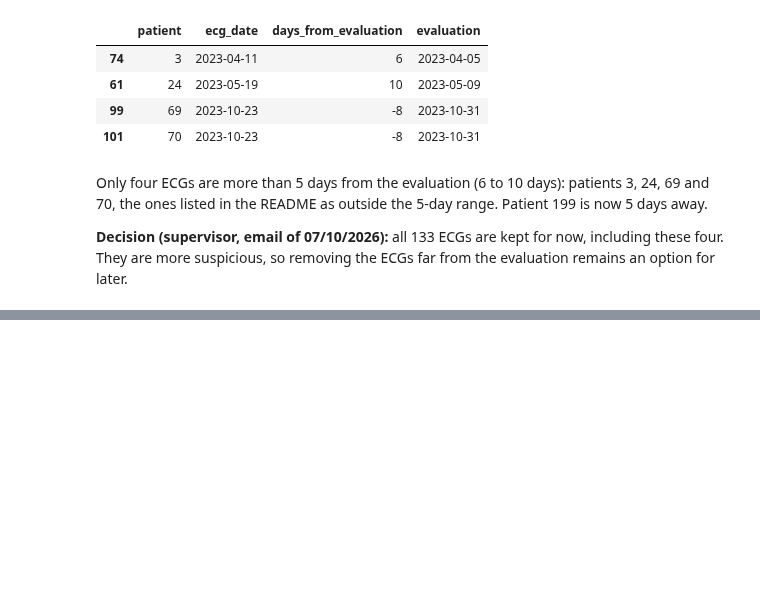
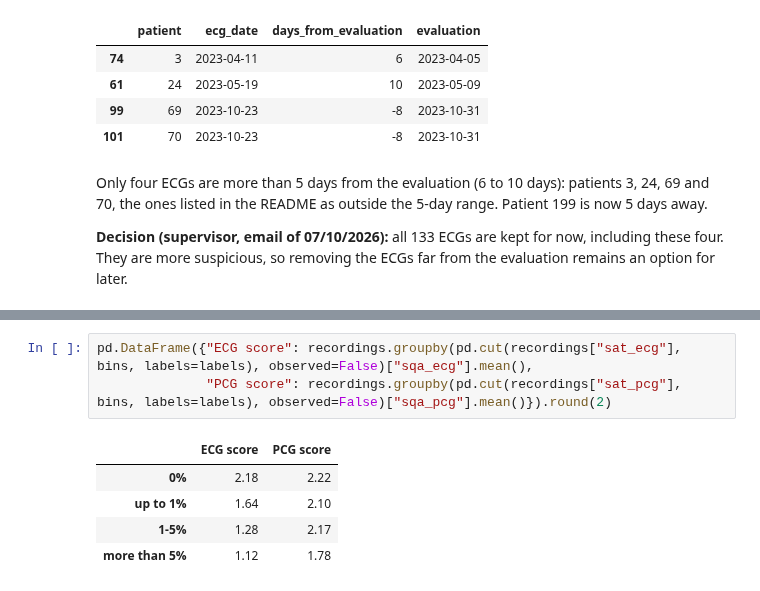
Before and after one commit to Alejandro-131004/cardio-trimodal-align, a Jupyter notebook: Data_Preparation.ipynb, the cells around one changed output, grey strips where cells are left out. Cells and saved outputs as stored; diff of their text form; blank space fills up the shorter version.

```diff
--- a/Data_Preparation.ipynb
+++ b/Data_Preparation.ipynb
@@ -514,0 +639,9 @@ Only four ECGs are more than 5 days from the evaluation (6 to 10 days): patients
+# %%
+pd.DataFrame({"ECG score": recordings.groupby(pd.cut(recordings["sat_ecg"], bins, labels=labels), observed=False)["sqa_ecg"].mean(),
+              "PCG score": recordings.groupby(pd.cut(recordings["sat_pcg"], bins, labels=labels), observed=False)["sqa_pcg"].mean()}).round(2)
+# %% [output]
+|  | ECG score | PCG score |
+| 0% | 2.18 | 2.22 |
+| up to 1% | 1.64 | 2.10 |
+| 1-5% | 1.28 | 2.17 |
+| more than 5% | 1.12 | 1.78 |
```
Also changed, not shown: parts of 18 cells of this notebook, 1 other file.
